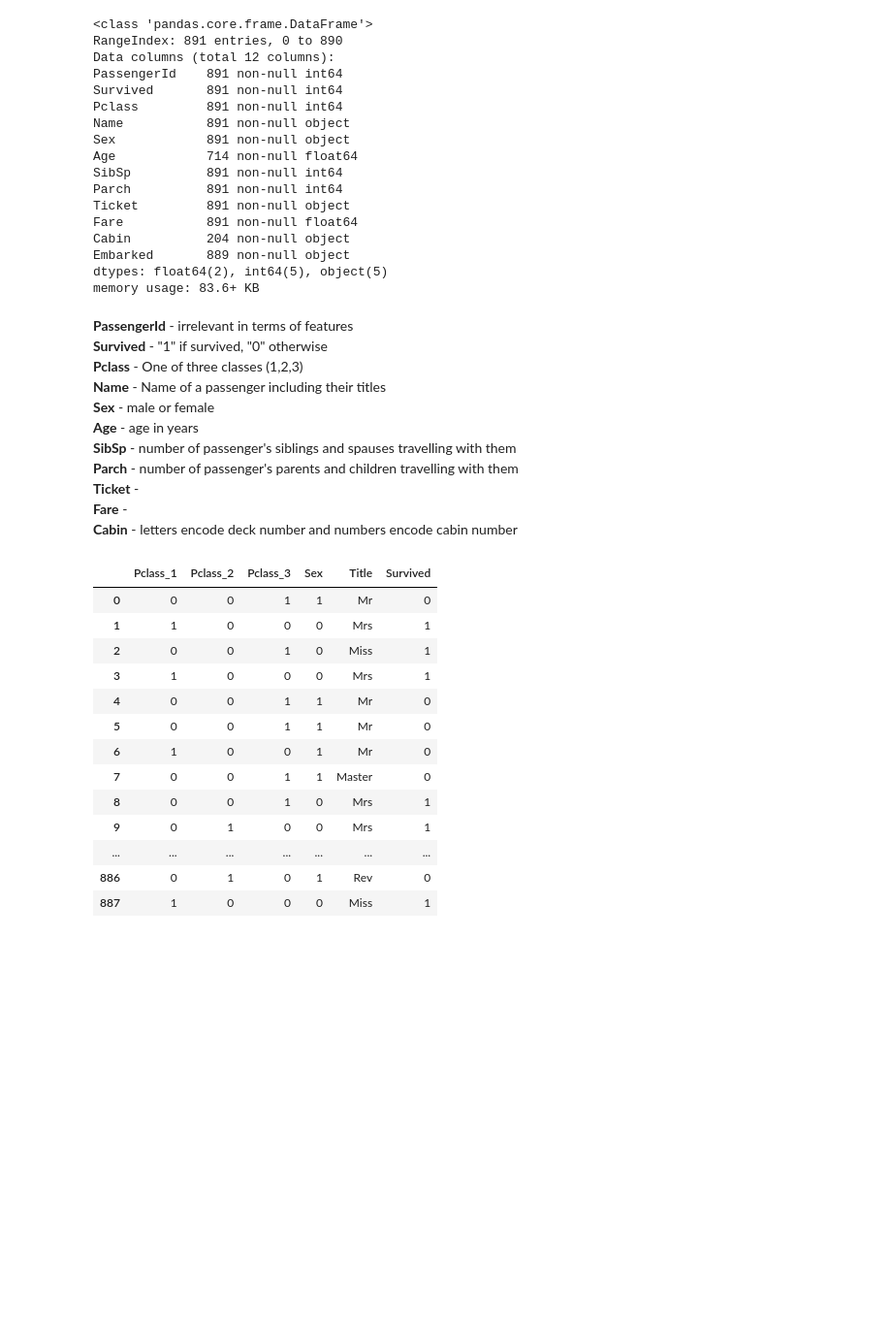
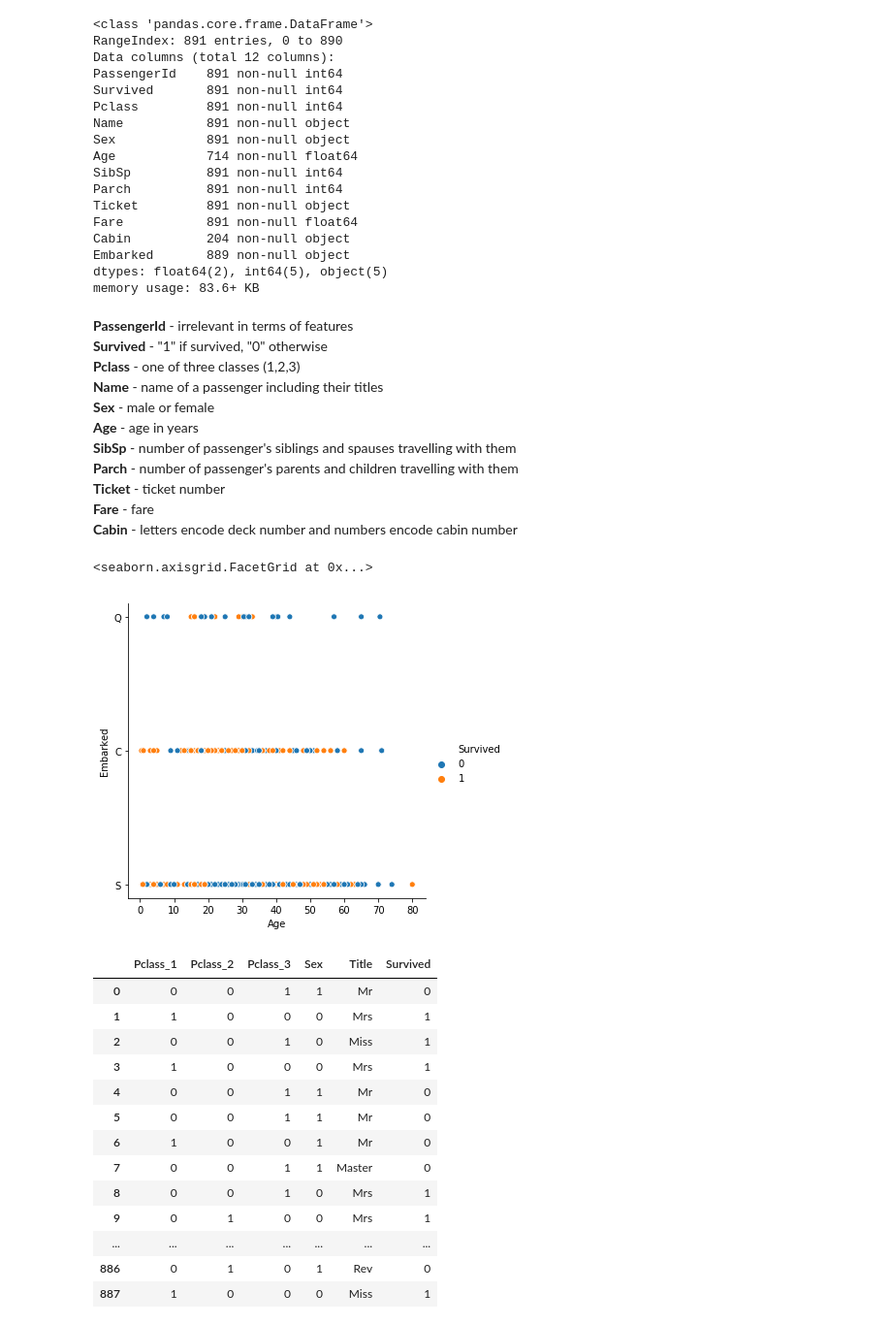
Before and after one commit to plachert/Titanic-Challenge, a Jupyter notebook: Titanic.ipynb, the cells around one changed output. Shown at 97% size. Drawn from its saved outputs; the diff is of its cells as text; code cells hidden in the pictures; blank space fills up the shorter version.

```diff
--- a/Titanic.ipynb
+++ b/Titanic.ipynb
@@ -37,15 +40,20 @@ memory usage: 83.6+ KB
 # %% [markdown]
 **PassengerId** - irrelevant in terms of features <br>
 **Survived** - "1" if survived, "0" otherwise <br>
-**Pclass** - One of three classes (1,2,3) <br>
-**Name** - Name of a passenger including their titles<br>
+**Pclass** - one of three classes (1,2,3) <br>
+**Name** - name of a passenger including their titles<br>
 **Sex** - male or female<br>
 **Age** - age in years <br>
 **SibSp** - number of passenger's siblings and spauses travelling with them<br>
 **Parch** - number of passenger's parents and children travelling with them<br>
-**Ticket** - <br>
-**Fare** - <br>
+**Ticket** - ticket number<br>
+**Fare** - fare<br>
 **Cabin** - letters encode deck number and numbers encode cabin number <br>
+# %%
+sns.relplot(x="Age", y="Embarked", hue="Survived", data=train)
+# %% [output]
+<seaborn.axisgrid.FacetGrid at 0x...>
+[figure, added]
 # %%
 class TitleEncoder(TransformerMixin):
     def fit(self, X, y=None):
```
Also changed, not shown: parts of 2 cells of this notebook.
